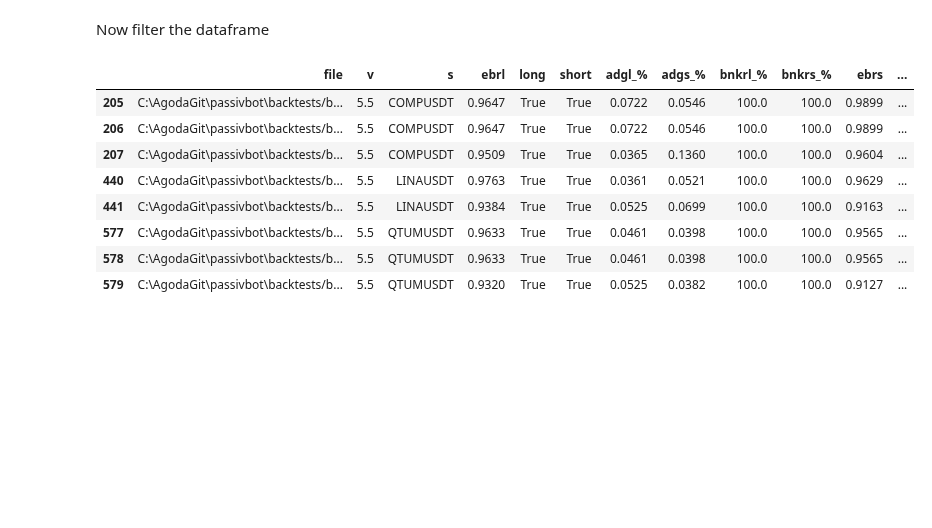
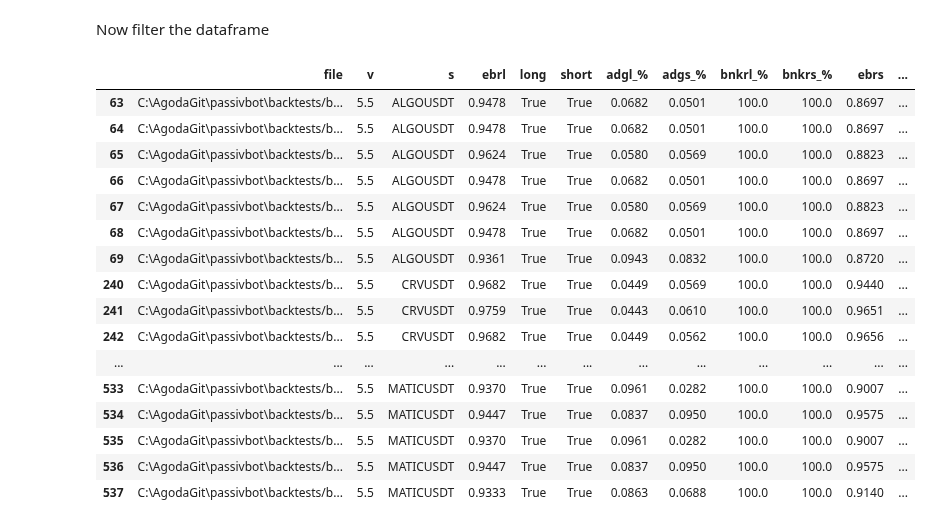
Before and after one commit to shroukkhan/passivbot, a Jupyter notebook: analyze_result.ipynb, the cells around one changed output. Cells and saved outputs as stored; diff of their text form; code cells hidden in the pictures; blank space fills up the shorter version.

```diff
--- a/analyze_result.ipynb
+++ b/analyze_result.ipynb
@@ -85,42 +82,50 @@ allowed_symbols = ["ETHUSDT", "XRPUSDT", "1000SHIBUSDT", "DOGEUSDT", "ADAUSDT",
                    "CELRUSDT", "SXPUSDT", "1INCHUSDT", "SRMUSDT", "COTIUSDT",
                    "ZECUSDT", "QTUMUSDT", "GRTUSDT", "DENTUSDT", "SFPUSDT",
                    "STORJUSDT", "IOTAUSDT", "HOTUSDT", "NEOUSDT", "COMPUSDT",
                    "LINAUSDT", "KAVAUSDT", "BATUSDT", "WAVESUSDT", "IOSTUSDT",
                    "ALPHAUSDT", "RLCUSDT", "HBARUSDT", "DODOUSDT", "XMRUSDT",
                    "SNXUSDT", "ANKRUSDT", "DASHUSDT", "REEFUSDT", "ZENUSDT",
                    "CVCUSDT", "RENUSDT", "ICXUSDT", "RSRUSDT", "SKLUSDT",
                    "NKNUSDT", "BELUSDT", "ONTUSDT", "OGNUSDT", "BLZUSDT",
                    "MTLUSDT", "CTKUSDT", "RVNUSDT", "LITUSDT", "MKRUSDT",
                    "OCEANUSDT", "ZILUSDT", "UNFIUSDT", "BANDUSDT", "YFIIUSDT",
                    "TOMOUSDT", "TRBUSDT", "KNCUSDT", "STMXUSDT", "ZRXUSDT",
                    "SCUSDT", "AKROUSDT", "XEMUSDT", "FLMUSDT", "BALUSDT",
                    "BTSUSDT", "DGBUSDT", "DEFIUSDT"]
 
-allowed_symbols = ["COMPUSDT","QTUMUSDT","LINAUSDT"]
+allowed_symbols = ["LINAUSDT","CRVUSDT","LINKUSDT","MATICUSDT","ALGOUSDT","ENJUSDT"]
 big_data['adgt_%'] = big_data['adgl_%']+big_data['adgs_%']
 df = big_data[(big_data.s.isin(allowed_symbols))
               & (big_data['long'] == True)
               & (big_data['short'] == True)
               #& (big_data['adgt_%'] > 0.1 )
               & (big_data['bnkrl_%'] > 95.0)
               & (big_data['bnkrs_%'] > 95.0)
               & (big_data['v'] == '5.5')
 
     # & (big_data['tg_%'] > 10)
     # & (big_data['ebr'] > .85)
               ]
 #df['total_adg'] = big_data['adgl_%'] + big_data['adgs_%']
 df
 # %% [output]
 |  | file | v | s | ebrl | long | short | adgl_% | adgs_% | bnkrl_% | bnkrs_% | ebrs | ... |
-| 205 | C:\AgodaGit\passivbot\backtests/b... | 5.5 | COMPUSDT | 0.9647 | True | True | 0.0722 | 0.0546 | 100.0 | 100.0 | 0.9899 | ... |
-| 206 | C:\AgodaGit\passivbot\backtests/b... | 5.5 | COMPUSDT | 0.9647 | True | True | 0.0722 | 0.0546 | 100.0 | 100.0 | 0.9899 | ... |
-| 207 | C:\AgodaGit\passivbot\backtests/b... | 5.5 | COMPUSDT | 0.9509 | True | True | 0.0365 | 0.1360 | 100.0 | 100.0 | 0.9604 | ... |
-| 440 | C:\AgodaGit\passivbot\backtests/b... | 5.5 | LINAUSDT | 0.9763 | True | True | 0.0361 | 0.0521 | 100.0 | 100.0 | 0.9629 | ... |
-| 441 | C:\AgodaGit\passivbot\backtests/b... | 5.5 | LINAUSDT | 0.9384 | True | True | 0.0525 | 0.0699 | 100.0 | 100.0 | 0.9163 | ... |
-| 577 | C:\AgodaGit\passivbot\backtests/b... | 5.5 | QTUMUSDT | 0.9633 | True | True | 0.0461 | 0.0398 | 100.0 | 100.0 | 0.9565 | ... |
-| 578 | C:\AgodaGit\passivbot\backtests/b... | 5.5 | QTUMUSDT | 0.9633 | True | True | 0.0461 | 0.0398 | 100.0 | 100.0 | 0.9565 | ... |
-| 579 | C:\AgodaGit\passivbot\backtests/b... | 5.5 | QTUMUSDT | 0.9320 | True | True | 0.0525 | 0.0382 | 100.0 | 100.0 | 0.9127 | ... |
+| 63 | C:\AgodaGit\passivbot\backtests/b... | 5.5 | ALGOUSDT | 0.9478 | True | True | 0.0682 | 0.0501 | 100.0 | 100.0 | 0.8697 | ... |
+| 64 | C:\AgodaGit\passivbot\backtests/b... | 5.5 | ALGOUSDT | 0.9478 | True | True | 0.0682 | 0.0501 | 100.0 | 100.0 | 0.8697 | ... |
+| 65 | C:\AgodaGit\passivbot\backtests/b... | 5.5 | ALGOUSDT | 0.9624 | True | True | 0.0580 | 0.0569 | 100.0 | 100.0 | 0.8823 | ... |
+| 66 | C:\AgodaGit\passivbot\backtests/b... | 5.5 | ALGOUSDT | 0.9478 | True | True | 0.0682 | 0.0501 | 100.0 | 100.0 | 0.8697 | ... |
+| 67 | C:\AgodaGit\passivbot\backtests/b... | 5.5 | ALGOUSDT | 0.9624 | True | True | 0.0580 | 0.0569 | 100.0 | 100.0 | 0.8823 | ... |
+| 68 | C:\AgodaGit\passivbot\backtests/b... | 5.5 | ALGOUSDT | 0.9478 | True | True | 0.0682 | 0.0501 | 100.0 | 100.0 | 0.8697 | ... |
+| 69 | C:\AgodaGit\passivbot\backtests/b... | 5.5 | ALGOUSDT | 0.9361 | True | True | 0.0943 | 0.0832 | 100.0 | 100.0 | 0.8720 | ... |
+| 240 | C:\AgodaGit\passivbot\backtests/b... | 5.5 | CRVUSDT | 0.9682 | True | True | 0.0449 | 0.0569 | 100.0 | 100.0 | 0.9440 | ... |
+| 241 | C:\AgodaGit\passivbot\backtests/b... | 5.5 | CRVUSDT | 0.9759 | True | True | 0.0443 | 0.0610 | 100.0 | 100.0 | 0.9651 | ... |
+| 242 | C:\AgodaGit\passivbot\backtests/b... | 5.5 | CRVUSDT | 0.9682 | True | True | 0.0449 | 0.0562 | 100.0 | 100.0 | 0.9656 | ... |
+| ... | ... | ... | ... | ... | ... | ... | ... | ... | ... | ... | ... | ... |
+| 533 | C:\AgodaGit\passivbot\backtests/b... | 5.5 | MATICUSDT | 0.9370 | True | True | 0.0961 | 0.0282 | 100.0 | 100.0 | 0.9007 | ... |
+| 534 | C:\AgodaGit\passivbot\backtests/b... | 5.5 | MATICUSDT | 0.9447 | True | True | 0.0837 | 0.0950 | 100.0 | 100.0 | 0.9575 | ... |
+| 535 | C:\AgodaGit\passivbot\backtests/b... | 5.5 | MATICUSDT | 0.9370 | True | True | 0.0961 | 0.0282 | 100.0 | 100.0 | 0.9007 | ... |
+| 536 | C:\AgodaGit\passivbot\backtests/b... | 5.5 | MATICUSDT | 0.9447 | True | True | 0.0837 | 0.0950 | 100.0 | 100.0 | 0.9575 | ... |
+| 537 | C:\AgodaGit\passivbot\backtests/b... | 5.5 | MATICUSDT | 0.9333 | True | True | 0.0863 | 0.0688 | 100.0 | 100.0 | 0.9140 | ... |
 # %%
 df.drop_duplicates(subset=['s', 'tgl_%','tgs_%','adgl_%','adgs_%','adgt_%', 'bnkrl_%', 'bnkrs_%', 'ebrl', 'ebrs', 'long', 'short'], keep='first',
                    inplace=True)
```
Also changed, not shown: parts of 3 cells of this notebook, 7 other files.
